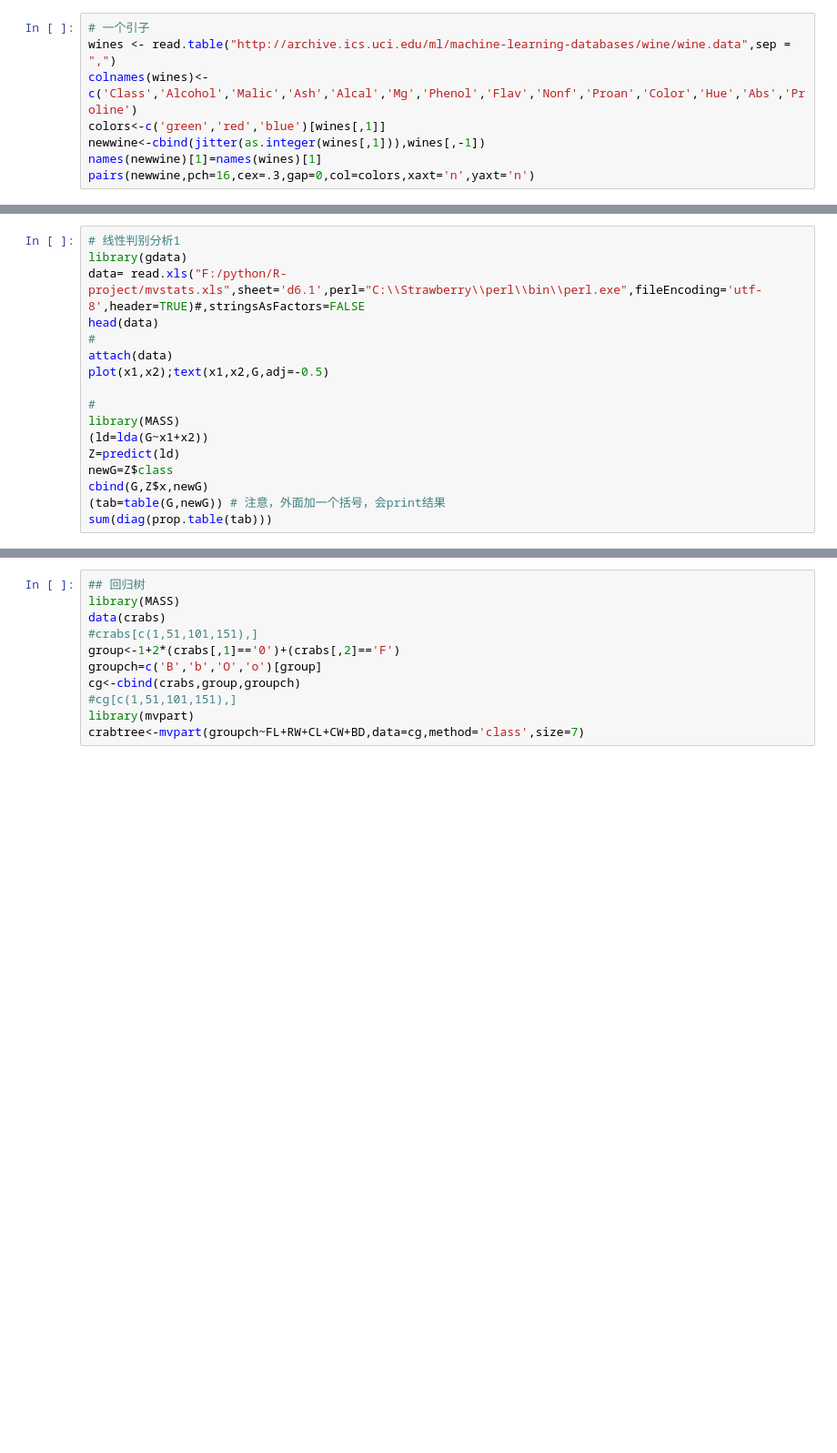
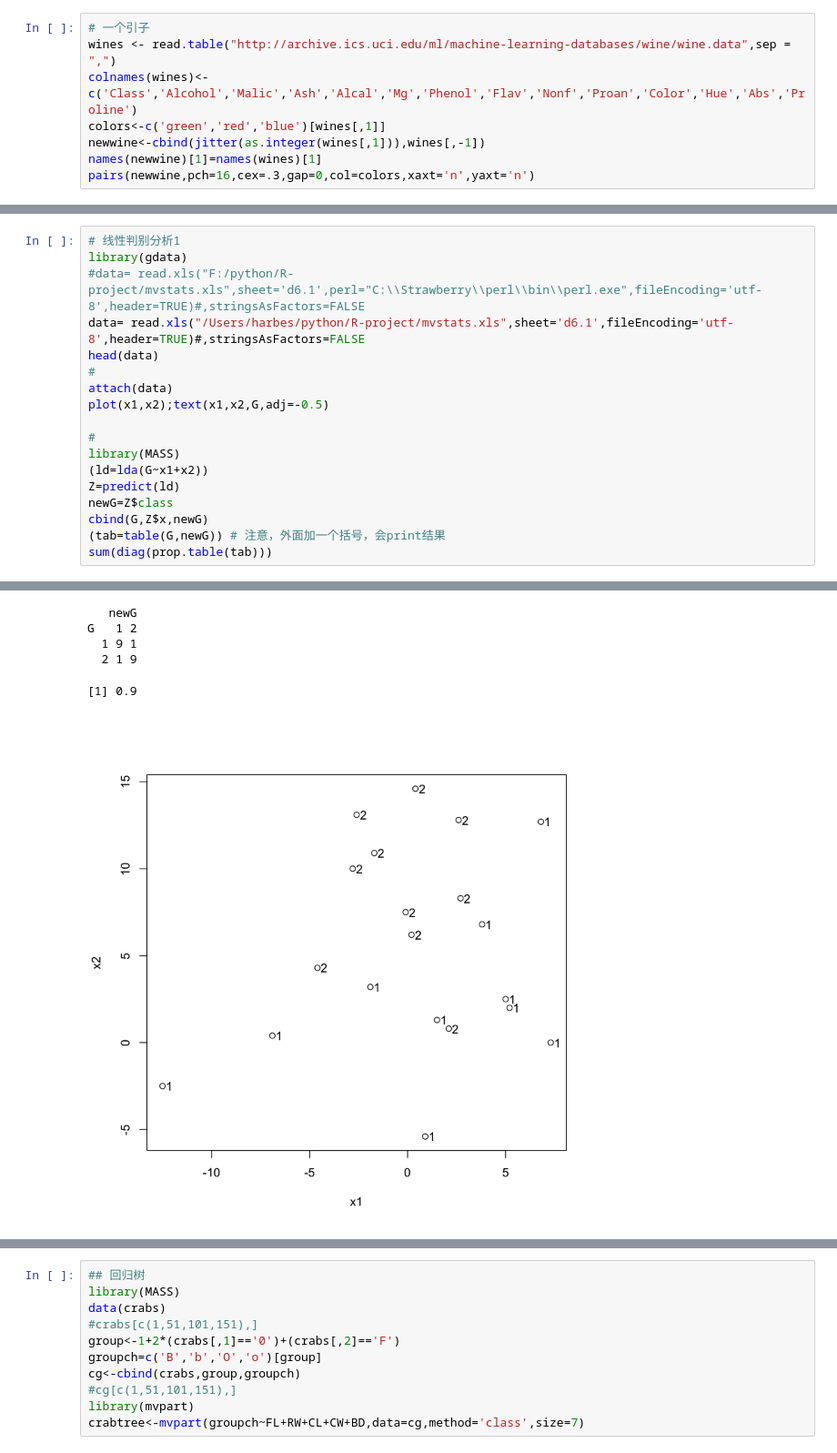
Before and after one commit to Harbes/python, a Jupyter notebook: R-project/multivariate statistical analysis.ipynb, the cells around one changed output, grey strips where cells are left out. Shown at 91% size. Saved outputs shown, nothing was run; the diff lists cells and outputs as text; blank space fills up the shorter version.

```diff
--- a/R-project/multivariate statistical analysis.ipynb
+++ b/R-project/multivariate statistical analysis.ipynb
@@ -74,7 +93,8 @@ print(2*(1-pt(abs(tratio),df=ws$edf)),digits=4)
 # %%
 # 线性判别分析1
 library(gdata)
-data= read.xls("F:/python/R-project/mvstats.xls",sheet='d6.1',perl="C:\\Strawberry\\perl\\bin\\perl.exe",fileEncoding='utf-8',header=TRUE)#,stringsAsFactors=FALSE
+#data= read.xls("F:/python/R-project/mvstats.xls",sheet='d6.1',perl="C:\\Strawberry\\perl\\bin\\perl.exe",fileEncoding='utf-8',header=TRUE)#,stringsAsFactors=FALSE
+data= read.xls("/Users/harbes/python/R-project/mvstats.xls",sheet='d6.1',fileEncoding='utf-8',header=TRUE)#,stringsAsFactors=FALSE
 head(data)
 #
 attach(data)
@@ -88,3 +108,4 @@ newG=Z$class
 cbind(G,Z$x,newG)
 (tab=table(G,newG)) # 注意，外面加一个括号，会print结果
 sum(diag(prop.table(tab)))
+# %% [output]
@@ -91,3 +169,9 @@ sum(diag(prop.table(tab)))
+   newG
+G   1 2
+  1 9 1
+  2 1 9
+[1] 0.9
+[figure, added]
 # %%
 # 线性判别分析2
 wines <- read.table("http://archive.ics.uci.edu/ml/machine-learning-databases/wine/wine.data",sep = ",")
```
Also changed, not shown: parts of 4 cells of this notebook.
